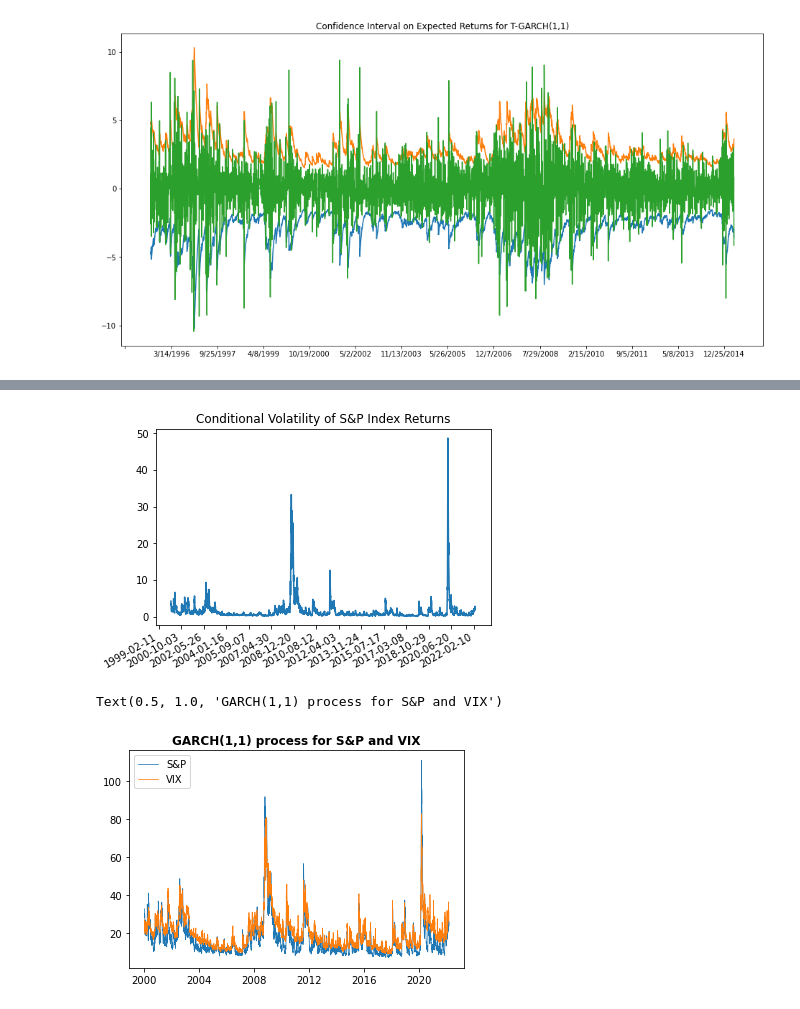
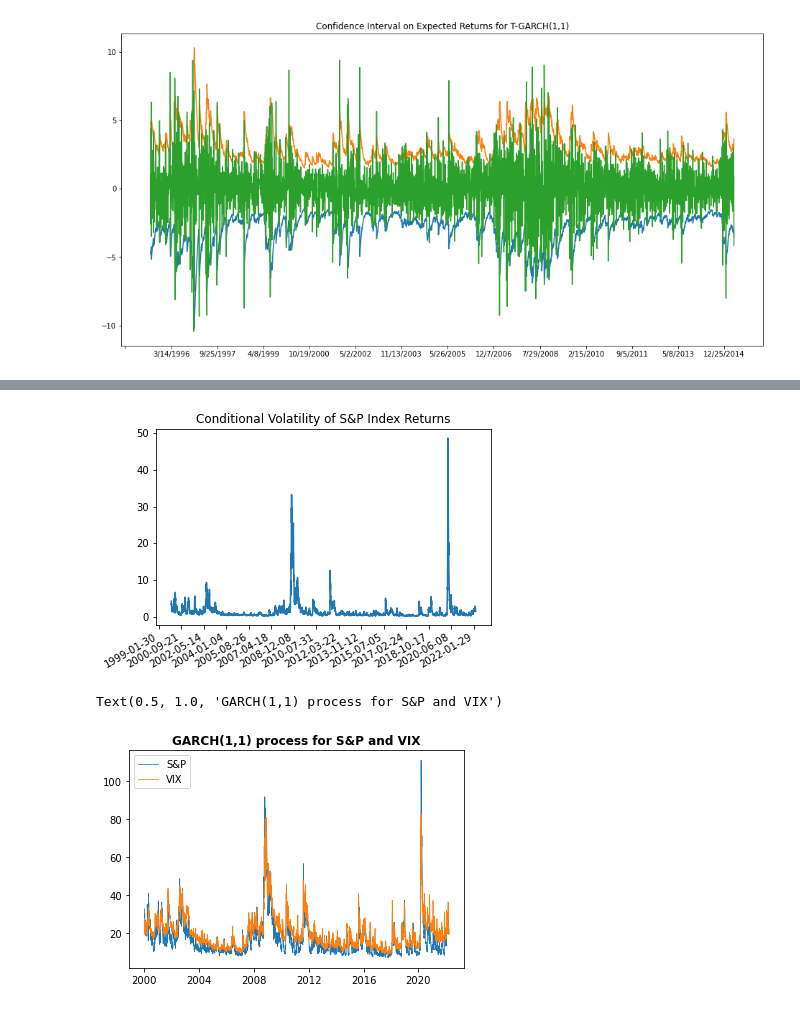
Before and after one commit to McNelis-CMML/FinEconometrics, a Jupyter notebook: Week9_Empirical_Exercise_Python.ipynb, the cells around one changed output, grey strips where cells are left out. Cells and saved outputs as stored; diff of their text form; code cells hidden in the pictures.

```diff
--- a/Week9_Empirical_Exercise_Python.ipynb
+++ b/Week9_Empirical_Exercise_Python.ipynb
@@ -373,20 +348,20 @@ Volatility Model
 Covariance estimator: robust
 # %%
-forecasts3 = EstMdl3.forecast(start = 0, method='simulation')
+forecasts3 = EstMdl3.forecast(start = 0, method='simulation',reindex=True)
 hh3 = forecasts3.variance
 fig, ax = plt.subplots()
 SPX_date = np.array(SPX_date)
 SPX_date1 = np.delete(SPX_date,0,0)
 SPX_date1 = np.array(SPX_date1)
 ax.plot(SPX_date1, hh3)
 fig.autofmt_xdate()
 # Use a more precise date string for the x axis locations in the toolbar.
 ax.fmt_xdata = mdates.DateFormatter('%d-%m-%Y')
 ax.set_title('Conditional Volatility of S&P Index Returns')
 plt.gca().xaxis.set_major_locator(mdates.DayLocator(interval=600))
 plt.show()
 # %% [output]
-[figure, old version]
+[figure, new version]
 # %%
 # Transforming data to pandas dataframe
     # + Annualizing volatilities
@@ -403,4 +378,4 @@ plt.legend()
 plt.title('GARCH(1,1) process for S&P and VIX', fontweight = 'bold')
 # %% [output]
 Text(0.5, 1.0, 'GARCH(1,1) process for S&P and VIX')
-[figure, old version]
+[figure, new version]
```
Also changed, not shown: parts of 18 cells of this notebook.
